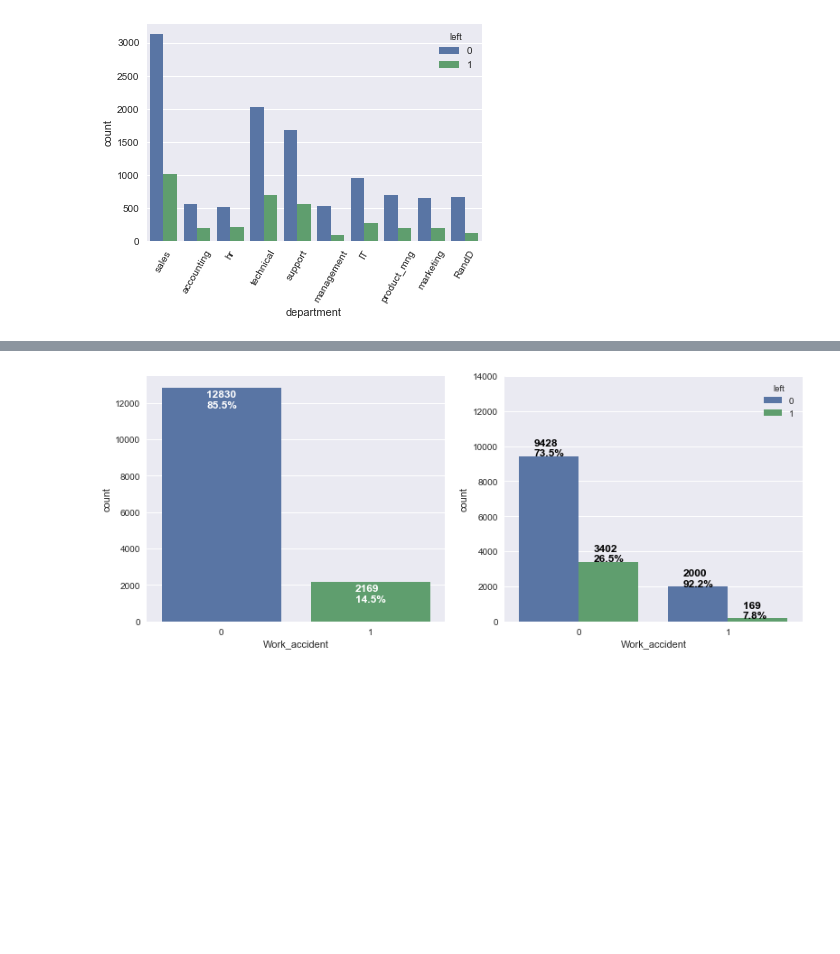
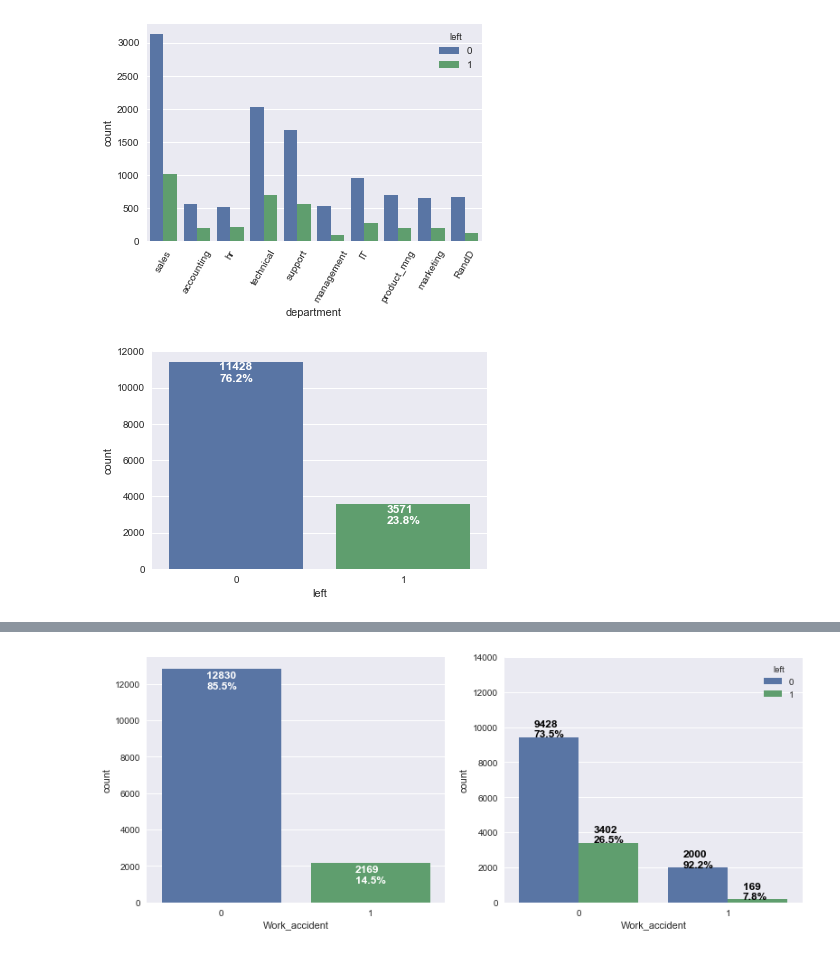
Before and after one commit to carkeller/HRAnalytics, a Jupyter notebook: HRA_EDA.ipynb, the cells around one changed output, grey strips where cells are left out. Saved outputs shown, nothing was run; the diff lists cells and outputs as text; code cells hidden in the pictures; blank space fills up the shorter version.

```diff
--- a/HRA_EDA.ipynb
+++ b/HRA_EDA.ipynb
@@ -275,0 +339,10 @@ def annotate_bars(bar_plt, bar_plt_var, by=None, x_offset=0, y_offset=0, txt_col
+# %%
+#Employees who Left their Jobs in sum
+employees_left_plt = sns.countplot(hr_data.left);
+
+for p in employees_left_plt.patches:
+    employees_left_plt.annotate(str( int(p.get_height()) ) + "\n" + str(round( (100.0* p.get_height()) /hr_data.left.count(), 1) )+ "%",
+                                (p.get_x() + 0.3, p.get_height()-1100),
+                                color='white', fontsize=12, fontweight='bold')
+# %% [output]
+[figure, added]
```
Also changed, not shown: parts of 48 cells of this notebook.
